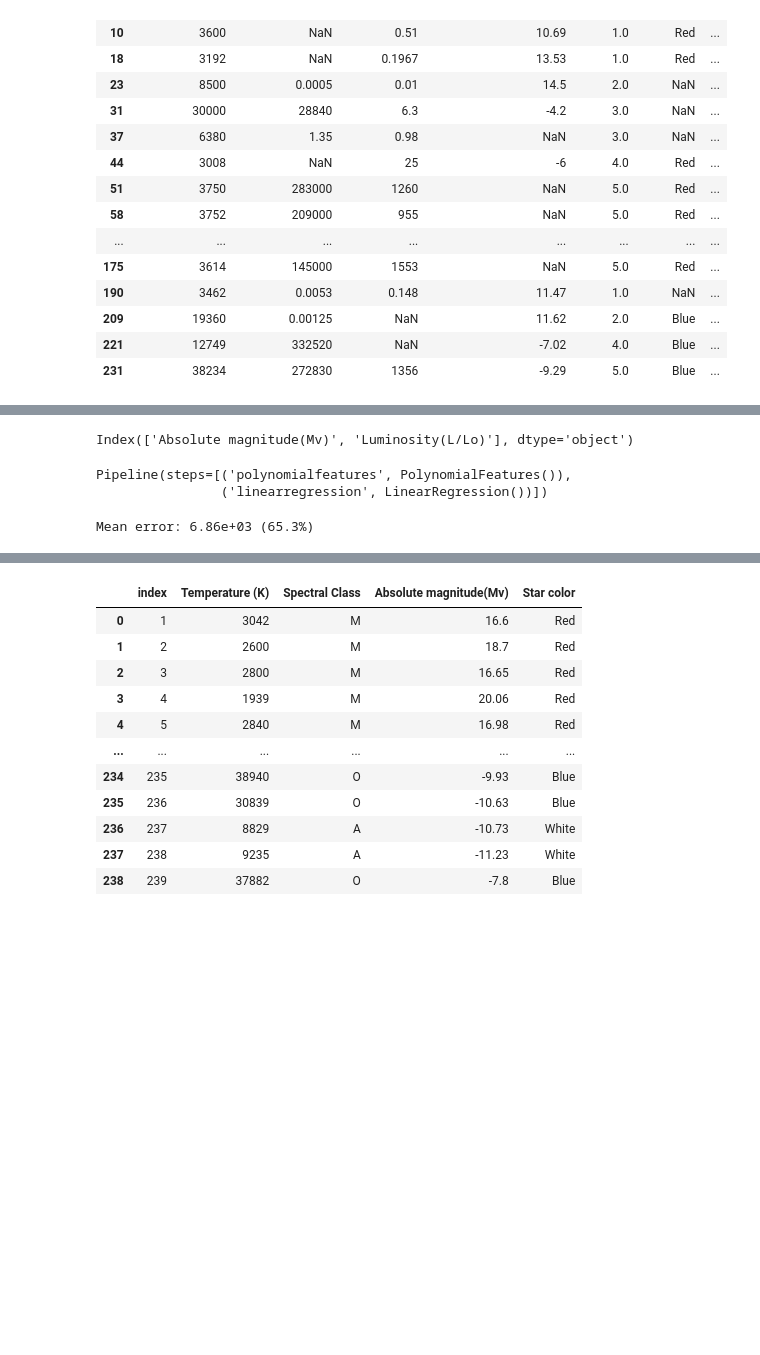
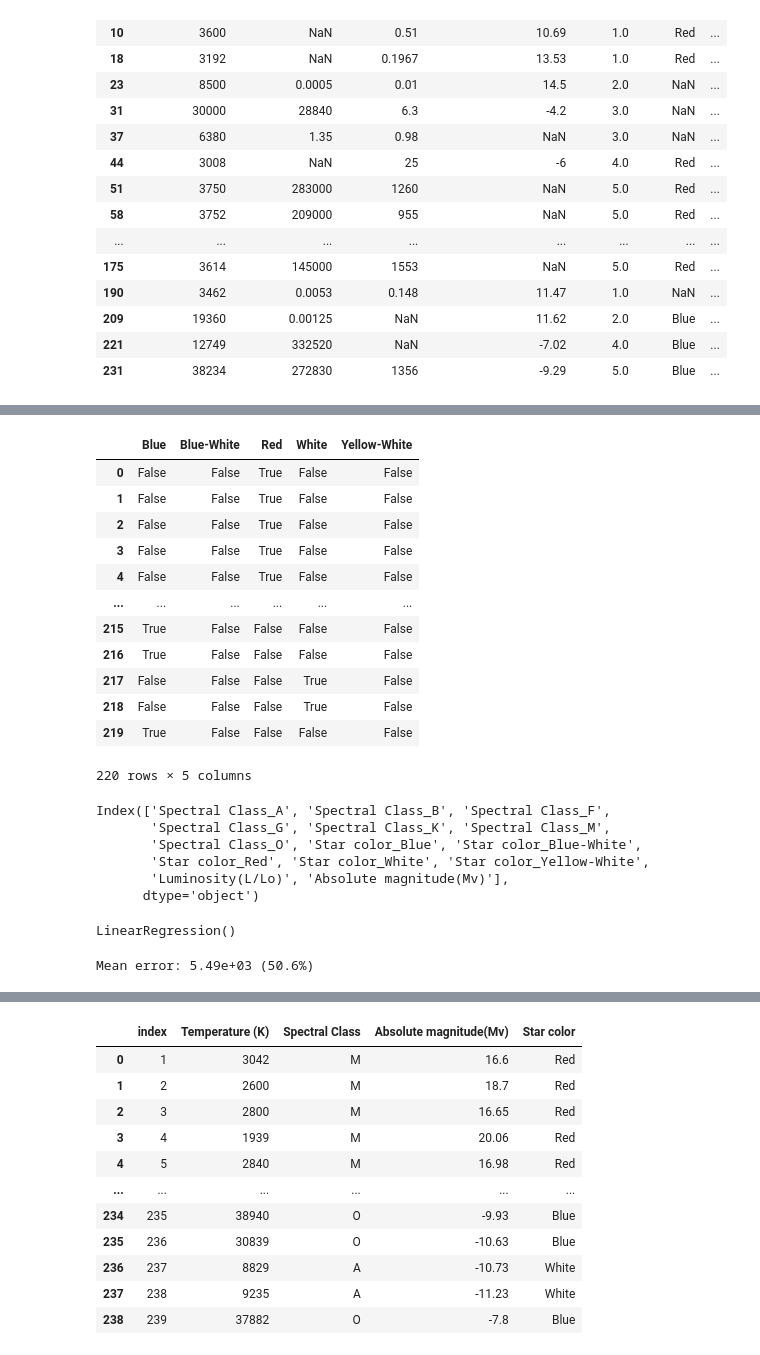
Before and after one commit to AER-cmd/my_ML_learning_projects, a Jupyter notebook: code.ipynb, the cells around one changed output, grey strips where cells are left out. Saved outputs shown, nothing was run; the diff lists cells and outputs as text; code cells hidden in the pictures; blank space fills up the shorter version.

```diff
--- a/code.ipynb
+++ b/code.ipynb
@@ -238,17 +238,37 @@ See the caveats in the documentation: https://pandas.pydata.org/pandas-docs/stab
 # %%
 #since the spectral class and star color are not numerical but I will need them to train my model, I will encode them
-#pd.get_dummies(Temp_Spec_class_df['Spectral Class'])
+pd.get_dummies(Temp_Spec_class_df['Spectral Class'])
+pd.get_dummies(Temp_Spec_class_df['Star color'])
+# %% [output]
+|  | Blue | Blue-White | Red | White | Yellow-White |
+| 0 | False | False | True | False | False |
+| 1 | False | False | True | False | False |
+| 2 | False | False | True | False | False |
+| 3 | False | False | True | False | False |
+| 4 | False | False | True | False | False |
+| ... | ... | ... | ... | ... | ... |
+| 215 | True | False | False | False | False |
+| 216 | True | False | False | False | False |
+| 217 | False | False | False | True | False |
+| 218 | False | False | False | True | False |
+| 219 | True | False | False | False | False |
+220 rows × 5 columns
 # %%
-#cat_X = pd.get_dummies(Temp_Spec_class_df, columns= [ 'Spectral Class'])
-#cat_X.drop(columns=[ 'Luminosity(L/Lo)'], inplace=True)
-num_X = Temp_Spec_class_df[['Absolute magnitude(Mv)', 'Luminosity(L/Lo)']]
-#X = pd.concat([cat_X, num_X], axis=1)
-X = num_X
-#X.drop(columns=['Temperature (K)'], inplace=True)
+cat_X = pd.get_dummies(Temp_Spec_class_df, columns= [ 'Spectral Class', 'Star color'])
+cat_X.drop(columns=[ 'Luminosity(L/Lo)', 'Absolute magnitude(Mv)','index'], inplace=True)
+num_X = Temp_Spec_class_df[['Luminosity(L/Lo)', 'Absolute magnitude(Mv)']]
+X = pd.concat([cat_X, num_X], axis=1)
+#X = num_X
+X.drop(columns=['Temperature (K)'], inplace=True)
 y = Temp_Spec_class_df['Temperature (K)']
 X.columns
 # %% [output]
-Index(['Absolute magnitude(Mv)', 'Luminosity(L/Lo)'], dtype='object')
+Index(['Spectral Class_A', 'Spectral Class_B', 'Spectral Class_F',
+       'Spectral Class_G', 'Spectral Class_K', 'Spectral Class_M',
+       'Spectral Class_O', 'Star color_Blue', 'Star color_Blue-White',
+       'Star color_Red', 'Star color_White', 'Star color_Yellow-White',
+       'Luminosity(L/Lo)', 'Absolute magnitude(Mv)'],
+      dtype='object')
 # %%
 from sklearn.linear_model import LinearRegression
 from sklearn.metrics import mean_squared_error
@@ -258,17 +278,16 @@ from sklearn.pipeline import make_pipeline
 # %%
 X_train, X_test, y_train, y_test = train_test_split(X, y, test_size=0.2, random_state=0)
 # %%
-pipeline = make_pipeline(PolynomialFeatures(2), LinearRegression())
-pipeline.fit(X_train,y_train)
+reg_model = LinearRegression()
+reg_model.fit(X_train, y_train)
 # %% [output]
-Pipeline(steps=[('polynomialfeatures', PolynomialFeatures()),
-                ('linearregression', LinearRegression())])
+LinearRegression()
 # %%
 import numpy as np
 
-pred = pipeline.predict(X_test)
+pred = reg_model.predict(X_test)
 mse = np.sqrt(mean_squared_error(y_test,pred))
 print(f'Mean error: {mse:3.3} ({mse/np.mean(pred)*100:3.3}%)')
 #The error is too big, so I am trying to fix it
 # %% [output]
-Mean error: 6.86e+03 (65.3%)
+Mean error: 5.49e+03 (50.6%)
```
Also changed, not shown: parts of 5 cells of this notebook.
